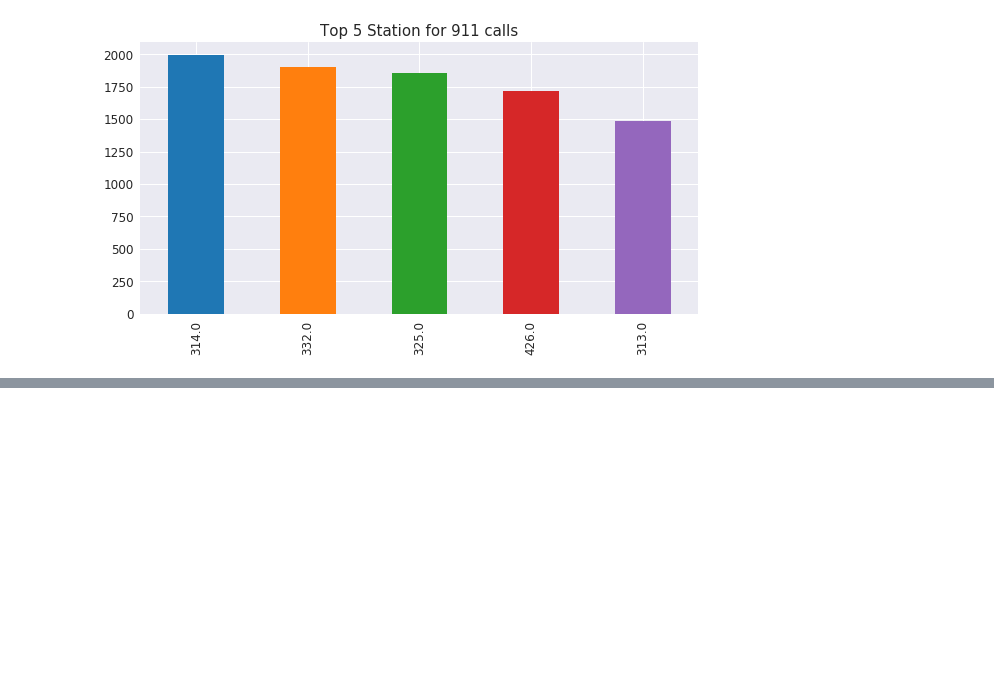
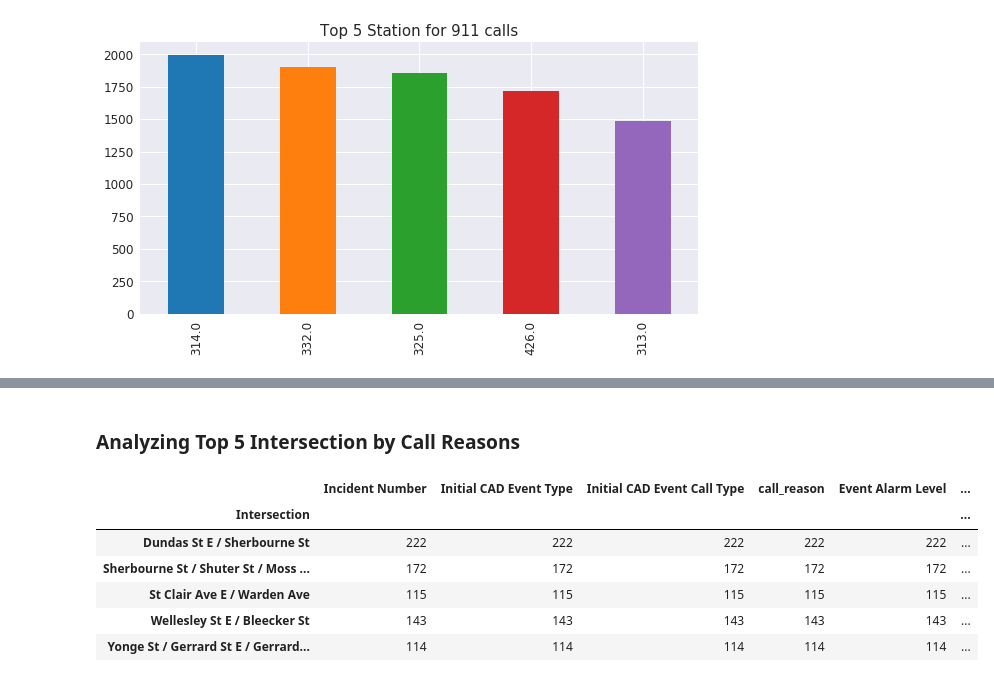
Before and after one commit to kylelee417/Capstone-Project, a Jupyter notebook: project.ipynb, the cells around one changed output, grey strips where cells are left out. Cells and saved outputs as stored; diff of their text form; code cells hidden in the pictures; blank space fills up the shorter version.

```diff
--- a/project.ipynb
+++ b/project.ipynb
@@ -267,0 +289,12 @@ TypeError: cannot compare a dtyped [float64] array with a scalar of type [bool]
+# %% [markdown]
+### Analyzing Top 5 Intersection by Call Reasons
+# %%
+new_to_df.groupby('Intersection').count()
+# %% [output]
+|  | Incident Number | Initial CAD Event Type | Initial CAD Event Call Type | call_reason | Event Alarm Level | ... |
+| Intersection |  |  |  |  |  | ... |
+| Dundas St E / Sherbourne St | 222 | 222 | 222 | 222 | 222 | ... |
+| Sherbourne St / Shuter St / Moss ... | 172 | 172 | 172 | 172 | 172 | ... |
+| St Clair Ave E / Warden Ave | 115 | 115 | 115 | 115 | 115 | ... |
+| Wellesley St E / Bleecker St | 143 | 143 | 143 | 143 | 143 | ... |
+| Yonge St / Gerrard St E / Gerrard... | 114 | 114 | 114 | 114 | 114 | ... |
```
Also changed, not shown: parts of 34 cells of this notebook.
